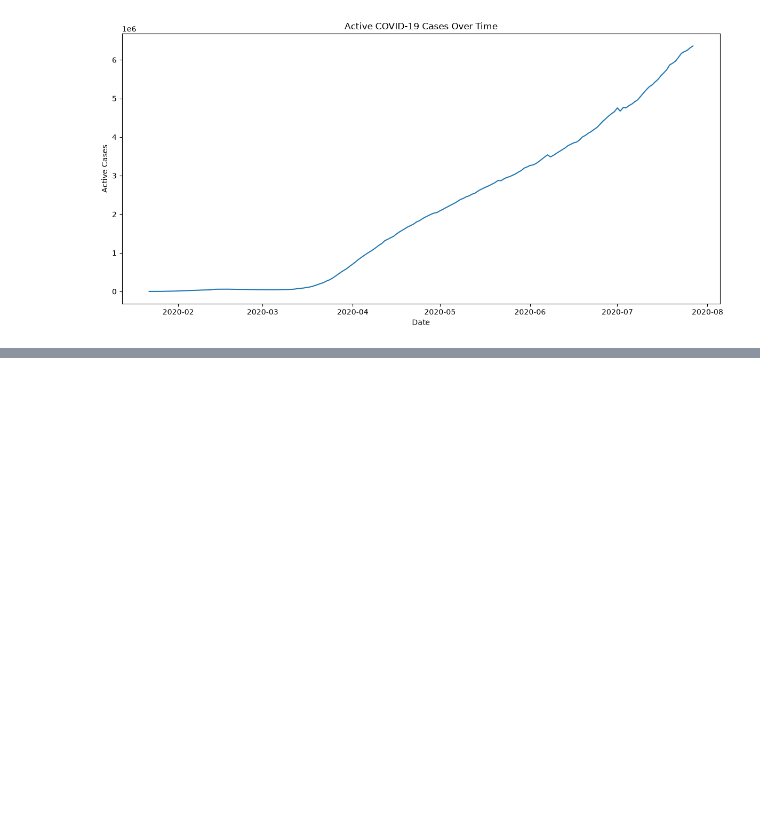
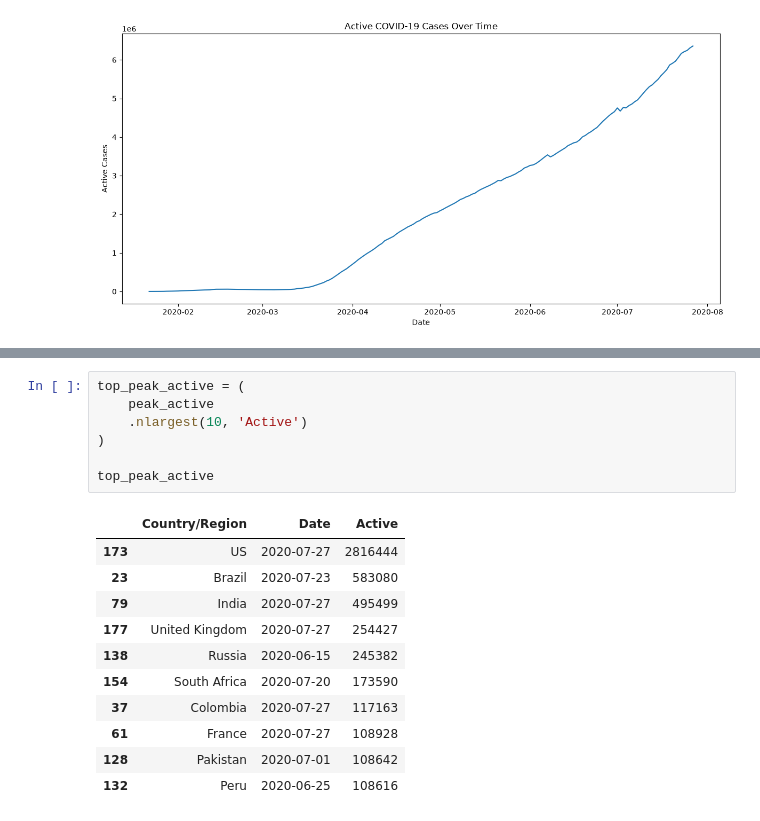
Before and after one commit to lashvv/Covid19, a Jupyter notebook: notebooks/03_analysis.ipynb, the cells around one changed output, grey strips where cells are left out. Drawn from its saved outputs; the diff is of its cells as text; blank space fills up the shorter version.

```diff
--- a/notebooks/03_analysis.ipynb
+++ b/notebooks/03_analysis.ipynb
@@ -580,0 +591,19 @@ plt.show()
+# %%
+top_peak_active = (
+    peak_active
+    .nlargest(10, 'Active')
+)
+
+top_peak_active
+# %% [output]
+|  | Country/Region | Date | Active |
+| 173 | US | 2020-07-27 | 2816444 |
+| 23 | Brazil | 2020-07-23 | 583080 |
+| 79 | India | 2020-07-27 | 495499 |
+| 177 | United Kingdom | 2020-07-27 | 254427 |
+| 138 | Russia | 2020-06-15 | 245382 |
+| 154 | South Africa | 2020-07-20 | 173590 |
+| 37 | Colombia | 2020-07-27 | 117163 |
+| 61 | France | 2020-07-27 | 108928 |
+| 128 | Pakistan | 2020-07-01 | 108642 |
+| 132 | Peru | 2020-06-25 | 108616 |
```
Also changed, not shown: parts of 3 cells of this notebook.
